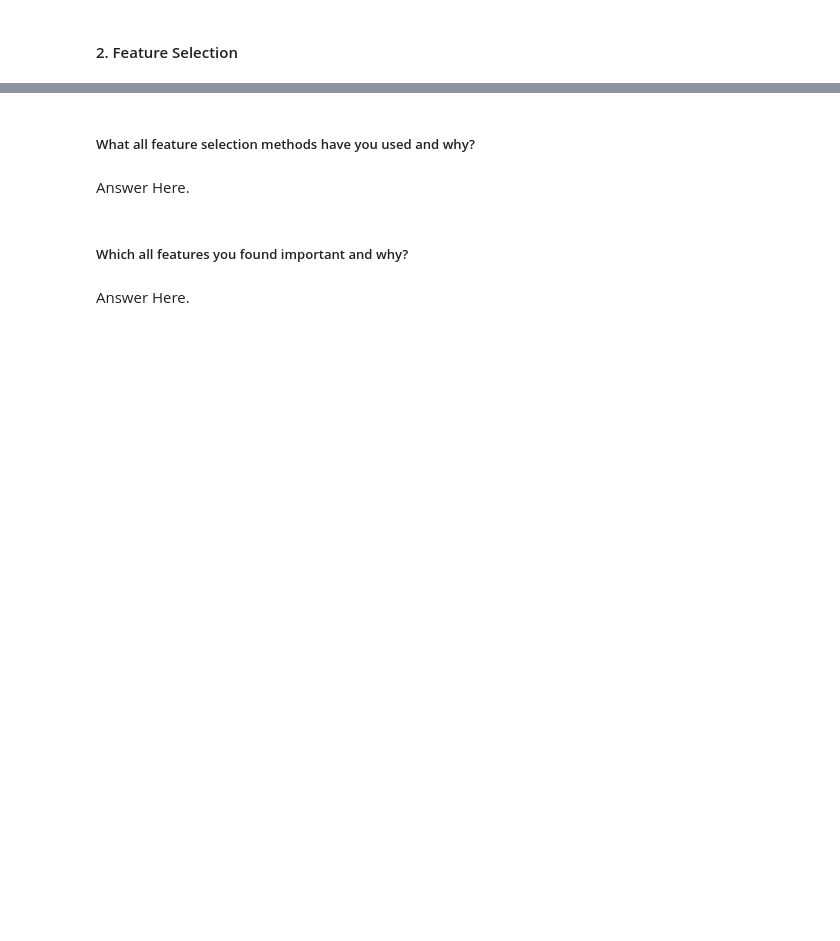
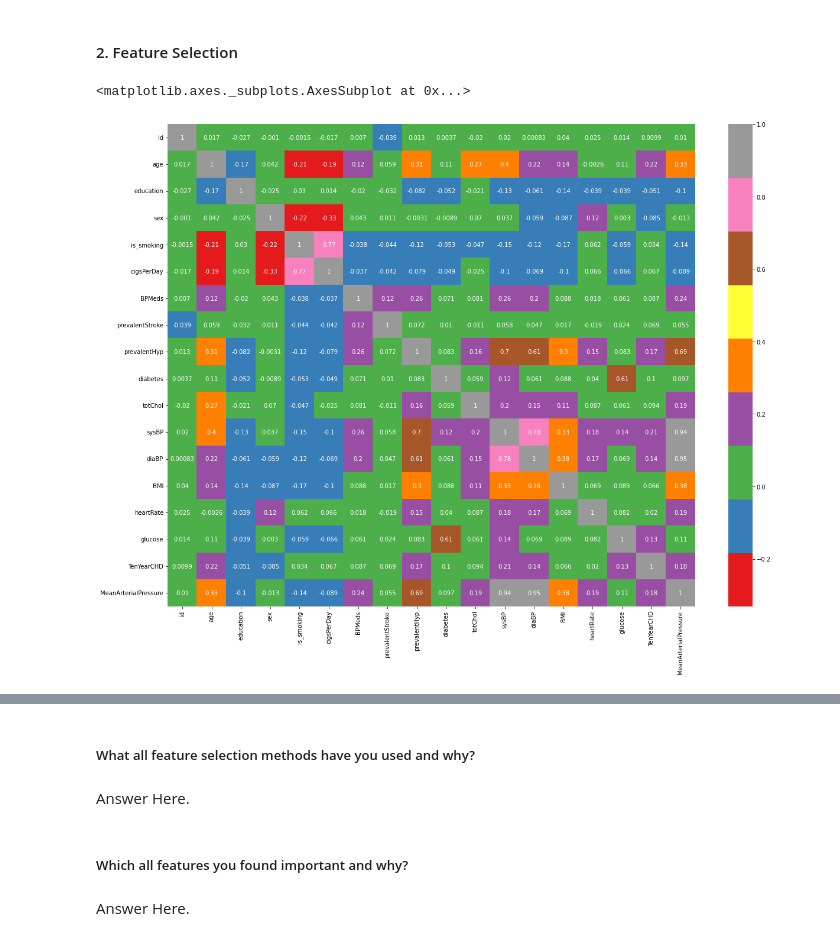
Before and after one commit to manjirikulkarni03/cardiovascular_risk_prediction, a Jupyter notebook: Manjiri_data_cardiovascular_risk.ipynb, the cells around one changed output, grey strips where cells are left out. Drawn from its saved outputs; the diff is of its cells as text; code cells hidden in the pictures; blank space fills up the shorter version.

```diff
--- a/Manjiri_data_cardiovascular_risk.ipynb
+++ b/Manjiri_data_cardiovascular_risk.ipynb
@@ -732,0 +1117,4 @@ Answer Here.
+# %%
+# Encode your categorical columns
+df['sex'].replace({'M':0,'F':1},inplace=True)
+df['is_smoking'].replace({'NO':0,'YES':1},inplace=True)
@@ -795,0 +1206,3 @@ Answer Here.
+# %%
+# Extracting a new feature MAP from existing feature sysBP and diaBP
+df['MeanArterialPressure']= round((df['diaBP']+(df['sysBP']-df['diaBP'])/3),2)
@@ -799,0 +1218,7 @@ Answer Here.
+# %%
+# Correlation Heatmap visualization code
+plt.figure(figsize=(20,15))
+sns.heatmap(df.corr(), annot=True, cmap=sns.color_palette("Set1"))
+# %% [output]
+<matplotlib.axes._subplots.AxesSubplot at 0x...>
+[figure, added]
```
Also changed, not shown: parts of 114 cells of this notebook.
